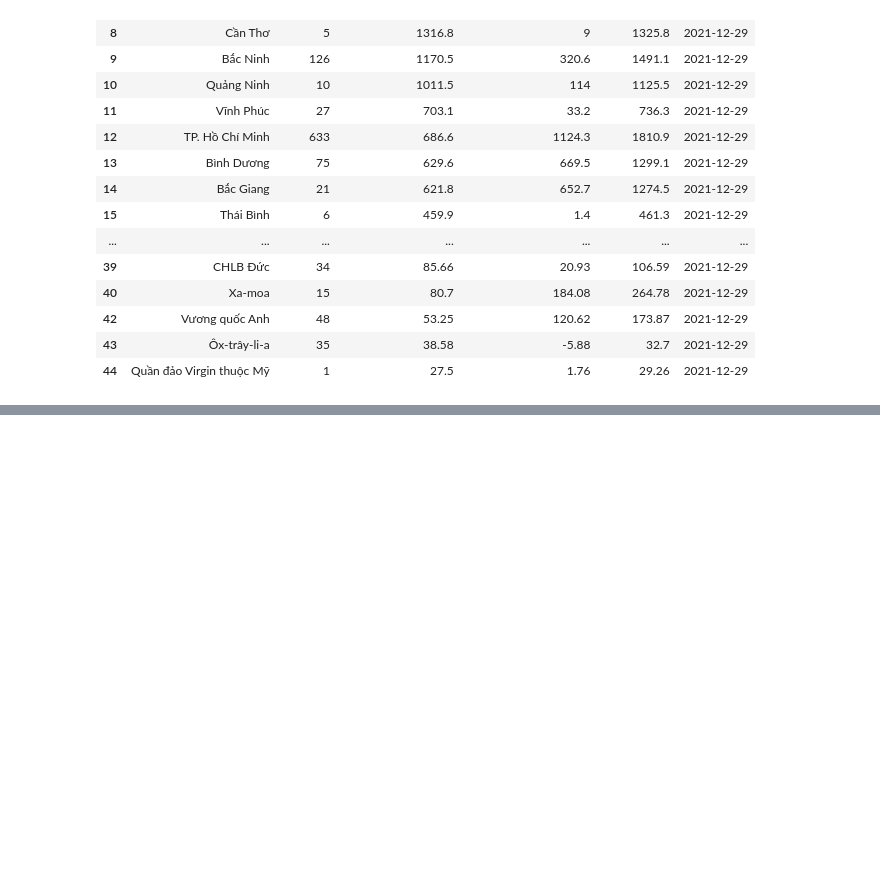
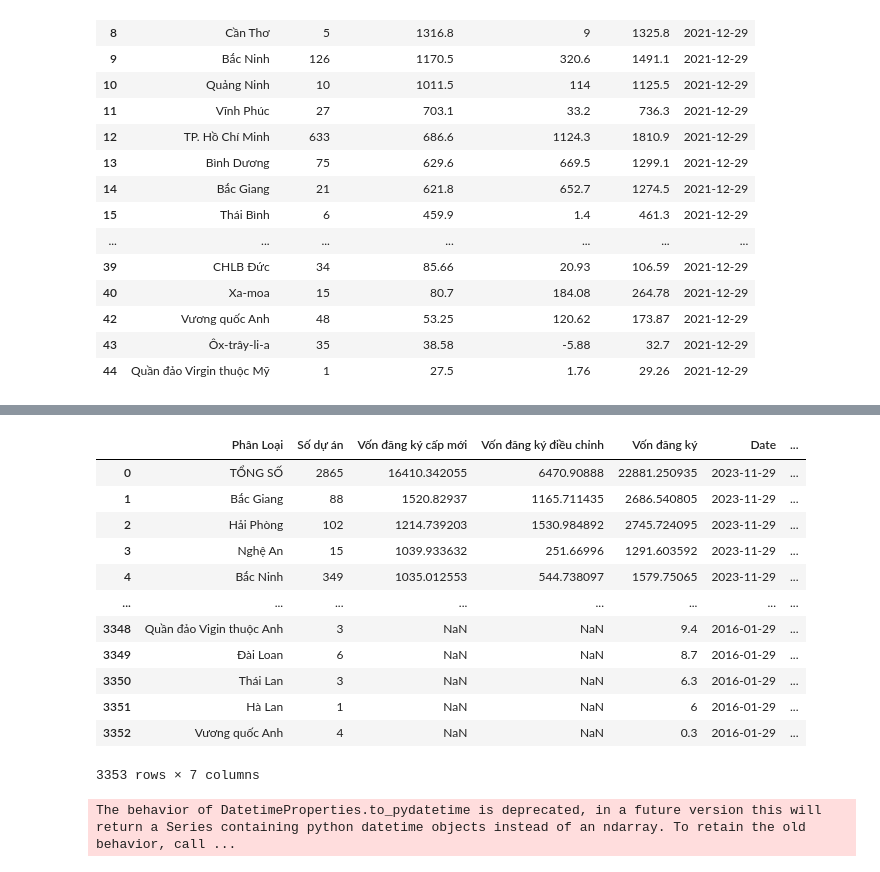
Before and after one commit to hiennguyen9874/vn-macroeconomics, a Jupyter notebook: FDI.ipynb, the cells around one changed output, grey strips where cells are left out. Cells and saved outputs as stored; diff of their text form; code cells hidden in the pictures; blank space fills up the shorter version.

```diff
--- a/FDI.ipynb
+++ b/FDI.ipynb
@@ -223,3 +223,23 @@ dfs_fdi
+# %%
+nganh = "TỔNG SỐ"
+
+dfs_fdi_hanghoa = dfs_fdi[dfs_fdi["Phân Loại"] == nganh]
+dfs_fdi.loc[dfs_fdi["Phân Loại"] == nganh, "Vốn đăng ký so với cùng kỳ"] = dfs_fdi_hanghoa["Vốn đăng ký"].pct_change(-12)
+dfs_fdi
+# %% [output]
+|  | Phân Loại | Số dự án | Vốn đăng ký cấp mới | Vốn đăng ký điều chỉnh | Vốn đăng ký | Date | ... |
+| 0 | TỔNG SỐ | 2865 | 16410.342055 | 6470.90888 | 22881.250935 | 2023-11-29 | ... |
+| 1 | Bắc Giang | 88 | 1520.82937 | 1165.711435 | 2686.540805 | 2023-11-29 | ... |
+| 2 | Hải Phòng | 102 | 1214.739203 | 1530.984892 | 2745.724095 | 2023-11-29 | ... |
+| 3 | Nghệ An | 15 | 1039.933632 | 251.66996 | 1291.603592 | 2023-11-29 | ... |
+| 4 | Bắc Ninh | 349 | 1035.012553 | 544.738097 | 1579.75065 | 2023-11-29 | ... |
+| ... | ... | ... | ... | ... | ... | ... | ... |
+| 3348 | Quần đảo Vigin thuộc Anh | 3 | NaN | NaN | 9.4 | 2016-01-29 | ... |
+| 3349 | Đài Loan | 6 | NaN | NaN | 8.7 | 2016-01-29 | ... |
+| 3350 | Thái Lan | 3 | NaN | NaN | 6.3 | 2016-01-29 | ... |
+| 3351 | Hà Lan | 1 | NaN | NaN | 6 | 2016-01-29 | ... |
+| 3352 | Vương quốc Anh | 4 | NaN | NaN | 0.3 | 2016-01-29 | ... |
+3353 rows × 7 columns
 # %%
 import pandas as pd
 import plotly.express as px
@@ -227,7 +247,7 @@ import plotly.graph_objects as go
 
 df_show = dfs_fdi[(dfs_fdi["Phân Loại"] == "TỔNG SỐ")]
 
-fig = px.area(df_show, x="Date", y="Vốn đăng ký", color="Phân Loại")
+fig = px.area(df_show, x="Date", y="Vốn đăng ký so với cùng kỳ", color="Phân Loại")
 
 fig.update_xaxes(
     rangeslider_visible=True,
@@ -245,3 +265,5 @@ fig.update_xaxes(
 )
 
 fig.show()
+# %% [output]
+The behavior of DatetimeProperties.to_pydatetime is deprecated, in a future version this will return a Series containing python datetime objects instead of an ndarray. To retain the old behavior, call ...
```
Also changed, not shown: parts of 1 cell of this notebook, 5 other files.
